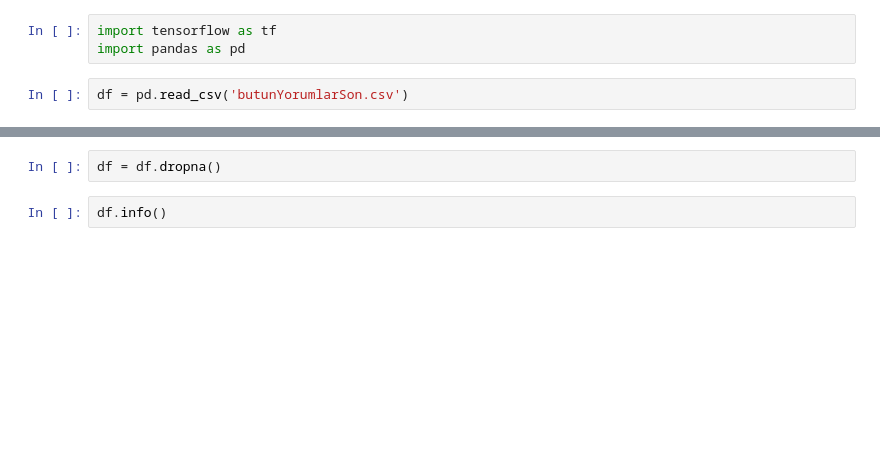
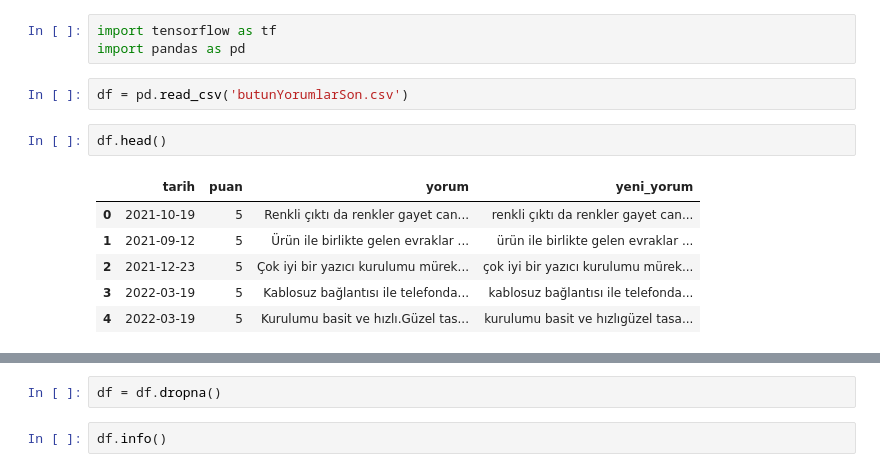
Before and after one commit to mrkizmaz/TensorFlow_HepsiBurada_YorumAnalizi_Projesi, a Jupyter notebook: tokenizerOlusturma.ipynb, the cells around one changed output, grey strips where cells are left out. Cells and saved outputs as stored; diff of their text form; blank space fills up the shorter version.

```diff
--- a/tokenizerOlusturma.ipynb
+++ b/tokenizerOlusturma.ipynb
@@ -3,6 +5,15 @@ import tensorflow as tf
 import pandas as pd
 # %%
 df = pd.read_csv('butunYorumlarSon.csv')
+# %%
+df.head()
+# %% [output]
+|  | tarih | puan | yorum | yeni_yorum |
+| 0 | 2021-10-19 | 5 | Renkli çıktı da renkler gayet can... | renkli çıktı da renkler gayet can... |
+| 1 | 2021-09-12 | 5 | Ürün ile birlikte gelen evraklar ... | ürün ile birlikte gelen evraklar ... |
+| 2 | 2021-12-23 | 5 | Çok iyi bir yazıcı kurulumu mürek... | çok iyi bir yazıcı kurulumu mürek... |
+| 3 | 2022-03-19 | 5 | Kablosuz bağlantısı ile telefonda... | kablosuz bağlantısı ile telefonda... |
+| 4 | 2022-03-19 | 5 | Kurulumu basit ve hızlı.Güzel tas... | kurulumu basit ve hızlıgüzel tasa... |
 # %%
 df.info()
 # %% [output]
```
Also changed, not shown: parts of 8 cells of this notebook, 6 other files.
